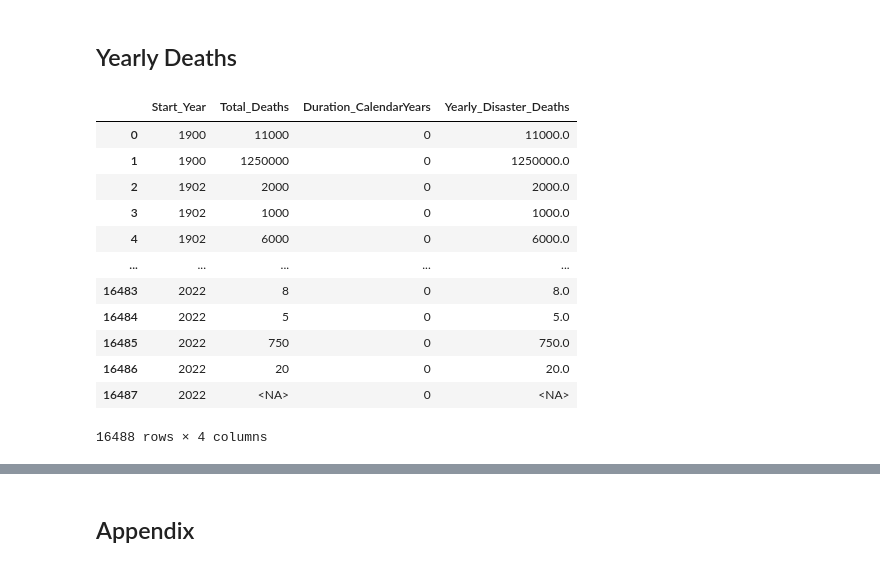
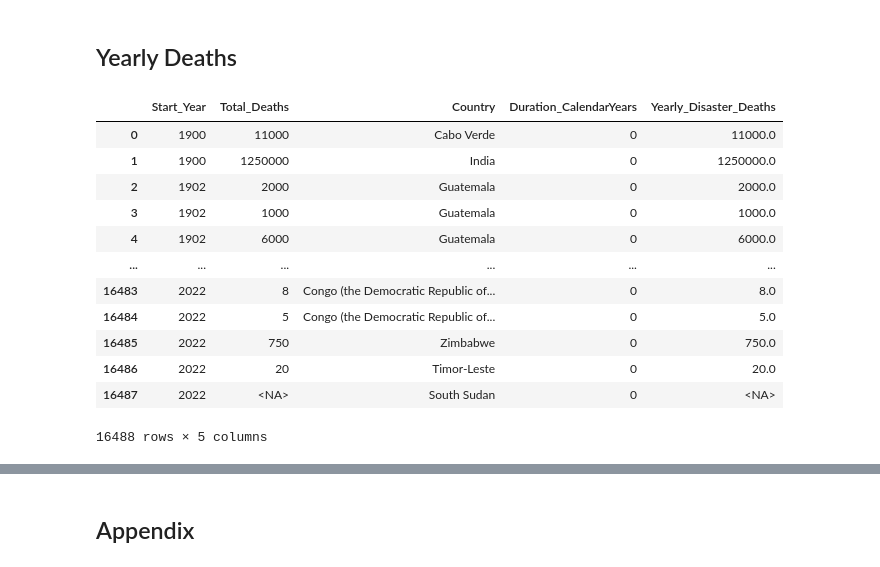
Before and after one commit to r-Files/DOPP, a Jupyter notebook: jupyter_notebooks/lab_loading_transformation.ipynb, the cells around one changed output, grey strips where cells are left out. Cells and saved outputs as stored; diff of their text form; code cells hidden in the pictures.

```diff
--- a/jupyter_notebooks/lab_loading_transformation.ipynb
+++ b/jupyter_notebooks/lab_loading_transformation.ipynb
@@ -167,21 +167,24 @@ Explicitly stasting that data is missing
 # %% [markdown]
 ## Yearly Deaths
 # %%
-df: pd.DataFrame = df_transformed.loc[:,["Start_Year", "End_Year", "Total_Deaths"]]
+custom_index = ["Country"]
+
+df: pd.DataFrame = df_transformed.loc[:,["Start_Year", "End_Year", "Total_Deaths"] + custom_index]
 df["Duration_CalendarYears"] = df["End_Year"].subtract(df["Start_Year"], fill_value=0)
 df.drop("End_Year", axis=1, inplace=True)
 df["Yearly_Disaster_Deaths"] = df["Total_Deaths"].div(df["Duration_CalendarYears"]+1, fill_value=np.NaN)
+df
 # %% [output]
-|  | Start_Year | Total_Deaths | Duration_CalendarYears | Yearly_Disaster_Deaths |
-| 0 | 1900 | 11000 | 0 | 11000.0 |
-| 1 | 1900 | 1250000 | 0 | 1250000.0 |
-| 2 | 1902 | 2000 | 0 | 2000.0 |
-| 3 | 1902 | 1000 | 0 | 1000.0 |
-| 4 | 1902 | 6000 | 0 | 6000.0 |
-| ... | ... | ... | ... | ... |
-| 16483 | 2022 | 8 | 0 | 8.0 |
-| 16484 | 2022 | 5 | 0 | 5.0 |
-| 16485 | 2022 | 750 | 0 | 750.0 |
-| 16486 | 2022 | 20 | 0 | 20.0 |
-| 16487 | 2022 | <NA> | 0 | <NA> |
+|  | Start_Year | Total_Deaths | Country | Duration_CalendarYears | Yearly_Disaster_Deaths |
+| 0 | 1900 | 11000 | Cabo Verde | 0 | 11000.0 |
+| 1 | 1900 | 1250000 | India | 0 | 1250000.0 |
+| 2 | 1902 | 2000 | Guatemala | 0 | 2000.0 |
+| 3 | 1902 | 1000 | Guatemala | 0 | 1000.0 |
+| 4 | 1902 | 6000 | Guatemala | 0 | 6000.0 |
+| ... | ... | ... | ... | ... | ... |
+| 16483 | 2022 | 8 | Congo (the Democratic Republic of... | 0 | 8.0 |
+| 16484 | 2022 | 5 | Congo (the Democratic Republic of... | 0 | 5.0 |
+| 16485 | 2022 | 750 | Zimbabwe | 0 | 750.0 |
+| 16486 | 2022 | 20 | Timor-Leste | 0 | 20.0 |
+| 16487 | 2022 | <NA> | South Sudan | 0 | <NA> |
-16488 rows × 4 columns
+16488 rows × 5 columns
```
Also changed, not shown: parts of 7 cells of this notebook.
